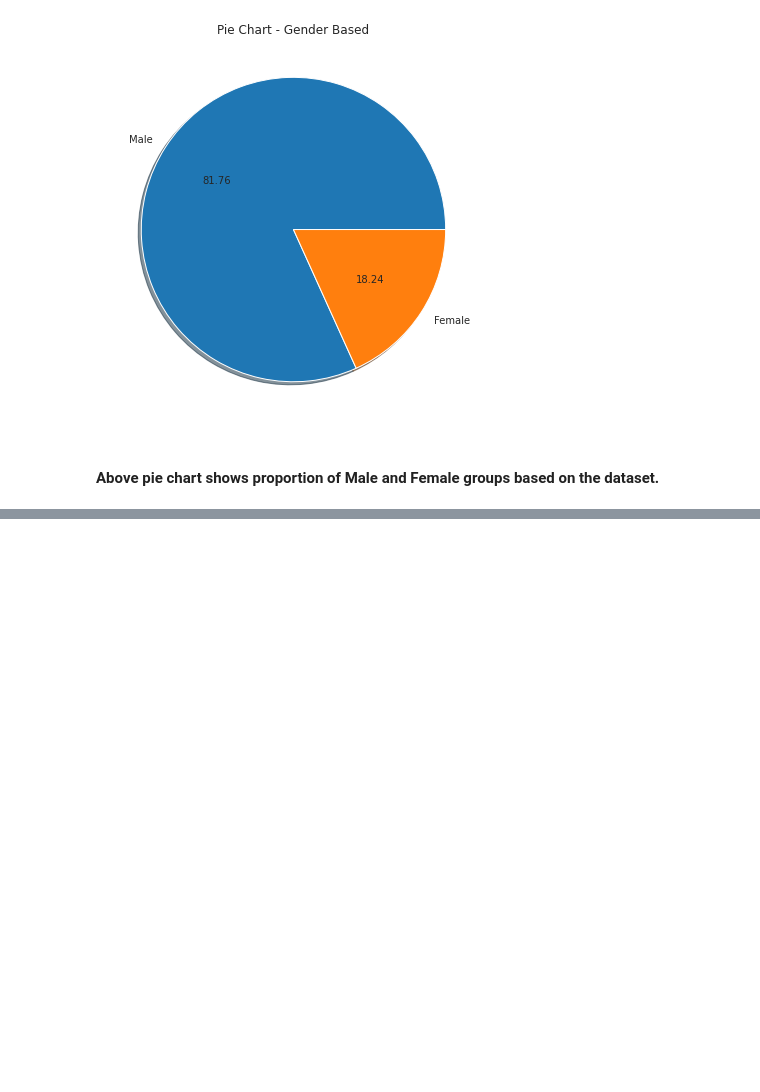
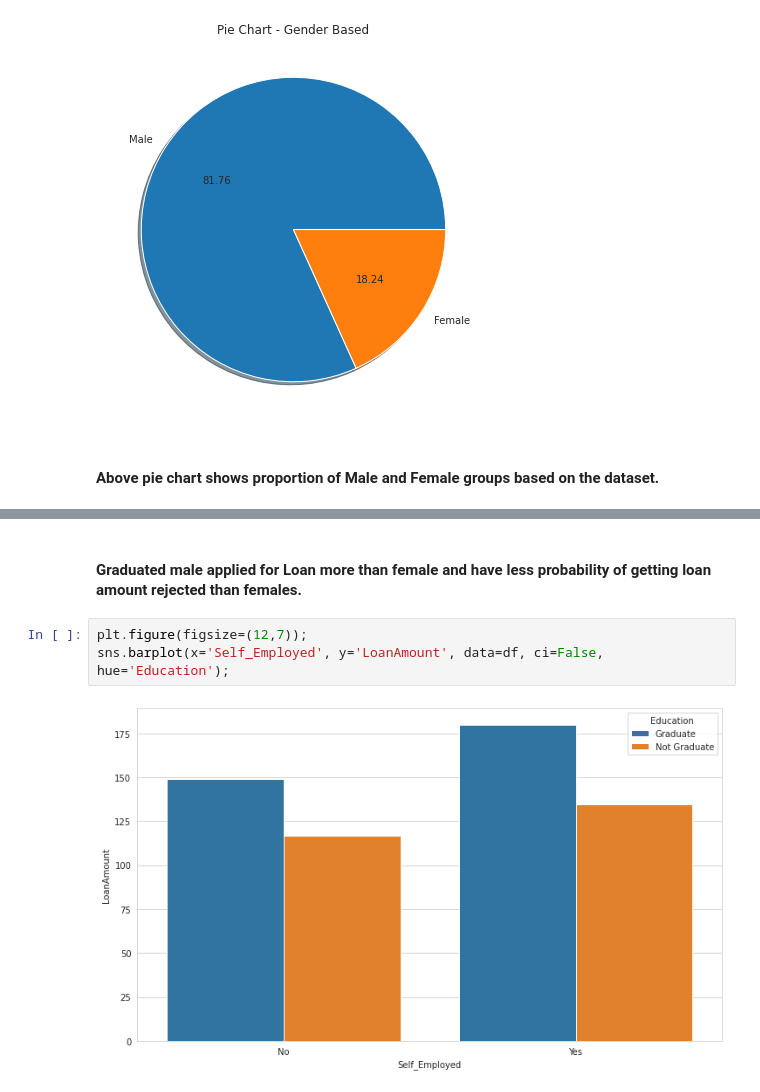
Before and after one commit to Abhishek768/Analytics_Vidhya_Loan_Prediction, a Jupyter notebook: loan_prediction.ipynb, the cells around one changed output, grey strips where cells are left out. Drawn from its saved outputs; the diff is of its cells as text; blank space fills up the shorter version.

```diff
--- a/loan_prediction.ipynb
+++ b/loan_prediction.ipynb
@@ -224,0 +240,7 @@ plt.title('Pie Chart - Gender Based');
+# %% [markdown]
+#### Graduated male applied for Loan more than female and have less probability of getting loan amount rejected than females.
+# %%
+plt.figure(figsize=(12,7));
+sns.barplot(x='Self_Employed', y='LoanAmount', data=df, ci=False, hue='Education');
+# %% [output]
+[figure, added]
```
Also changed, not shown: parts of 16 cells of this notebook.
